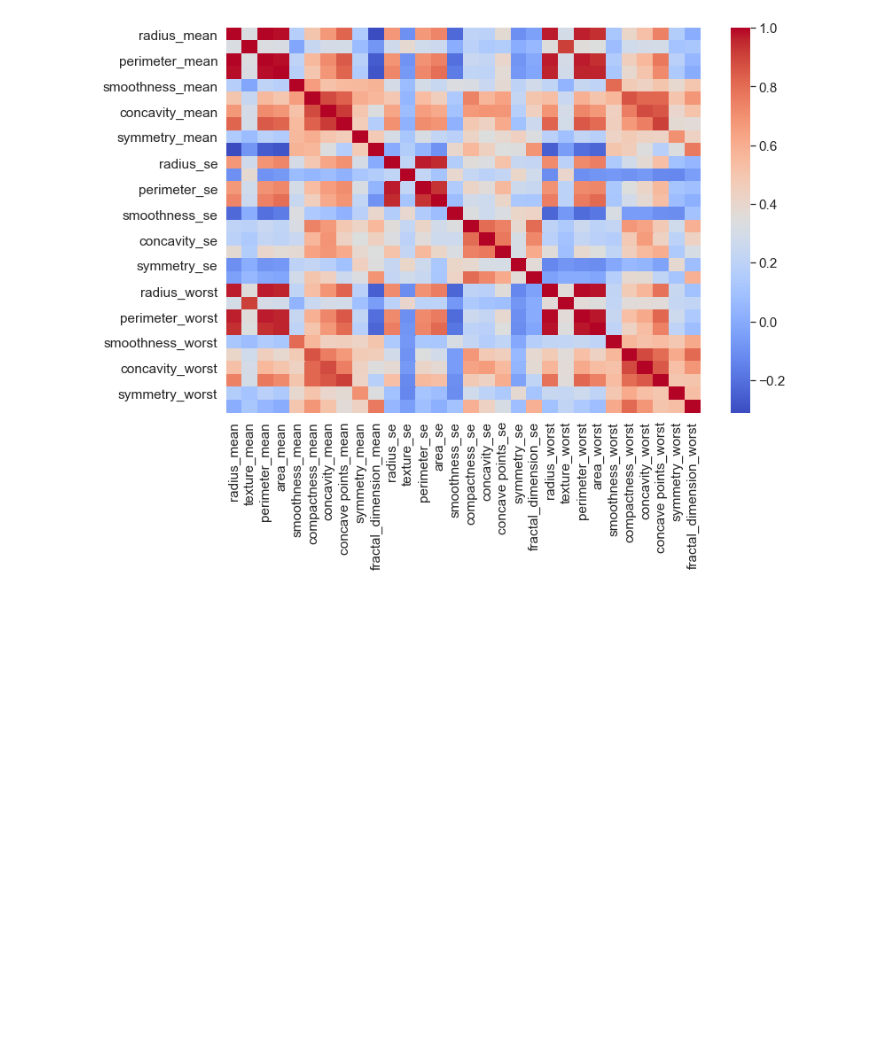
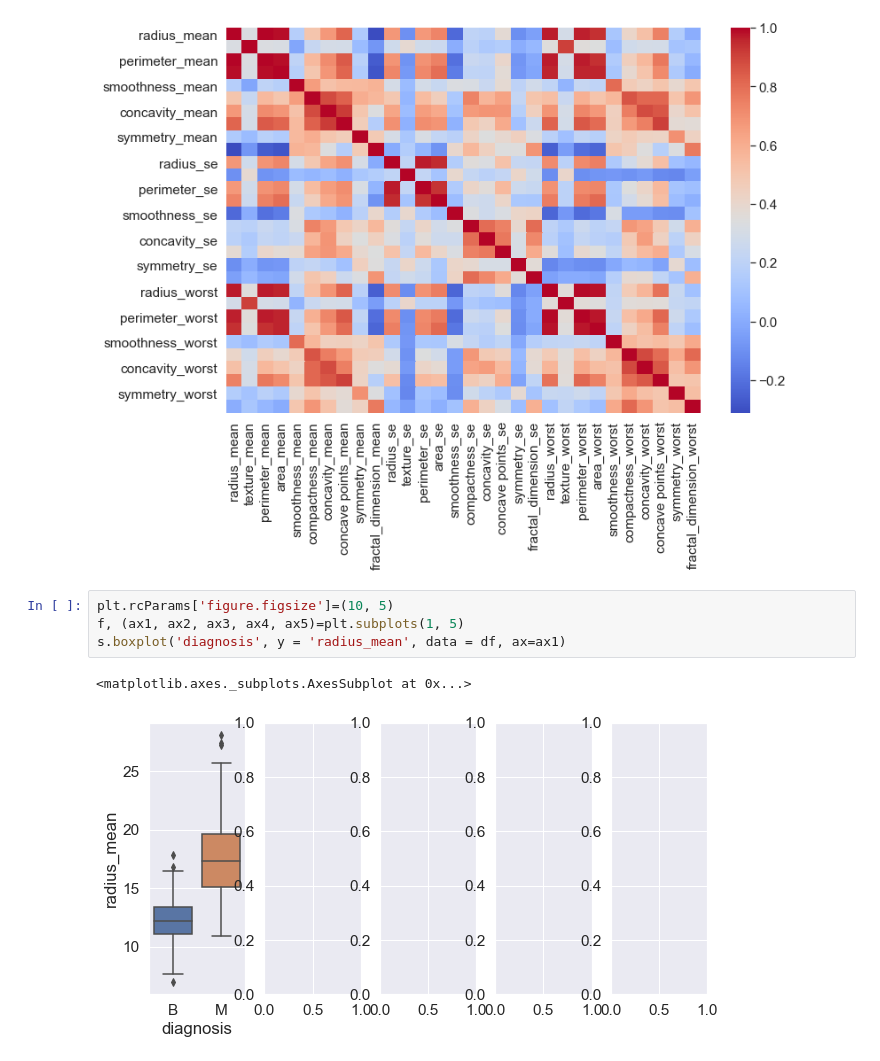
Before and after one commit to LinaSachuk/Deploying-Machine-Learning-Models, a Jupyter notebook: Breast Cancer Classification.ipynb, the cells around one changed output. Cells and saved outputs as stored; diff of their text form; blank space fills up the shorter version.

```diff
--- a/Breast Cancer Classification.ipynb
+++ b/Breast Cancer Classification.ipynb
@@ -120,3 +120,10 @@ s.heatmap(df.drop('diagnosis', axis=1).drop('id', axis=1).corr(), cmap='coolwarm
 # %% [output]
 <matplotlib.axes._subplots.AxesSubplot at 0x...>
 [figure]
+# %%
+plt.rcParams['figure.figsize']=(10, 5)
+f, (ax1, ax2, ax3, ax4, ax5)=plt.subplots(1, 5)
+s.boxplot('diagnosis', y = 'radius_mean', data = df, ax=ax1)
+# %% [output]
+<matplotlib.axes._subplots.AxesSubplot at 0x...>
+[figure, added]
```
Also changed, not shown: parts of 1 cell of this notebook.
